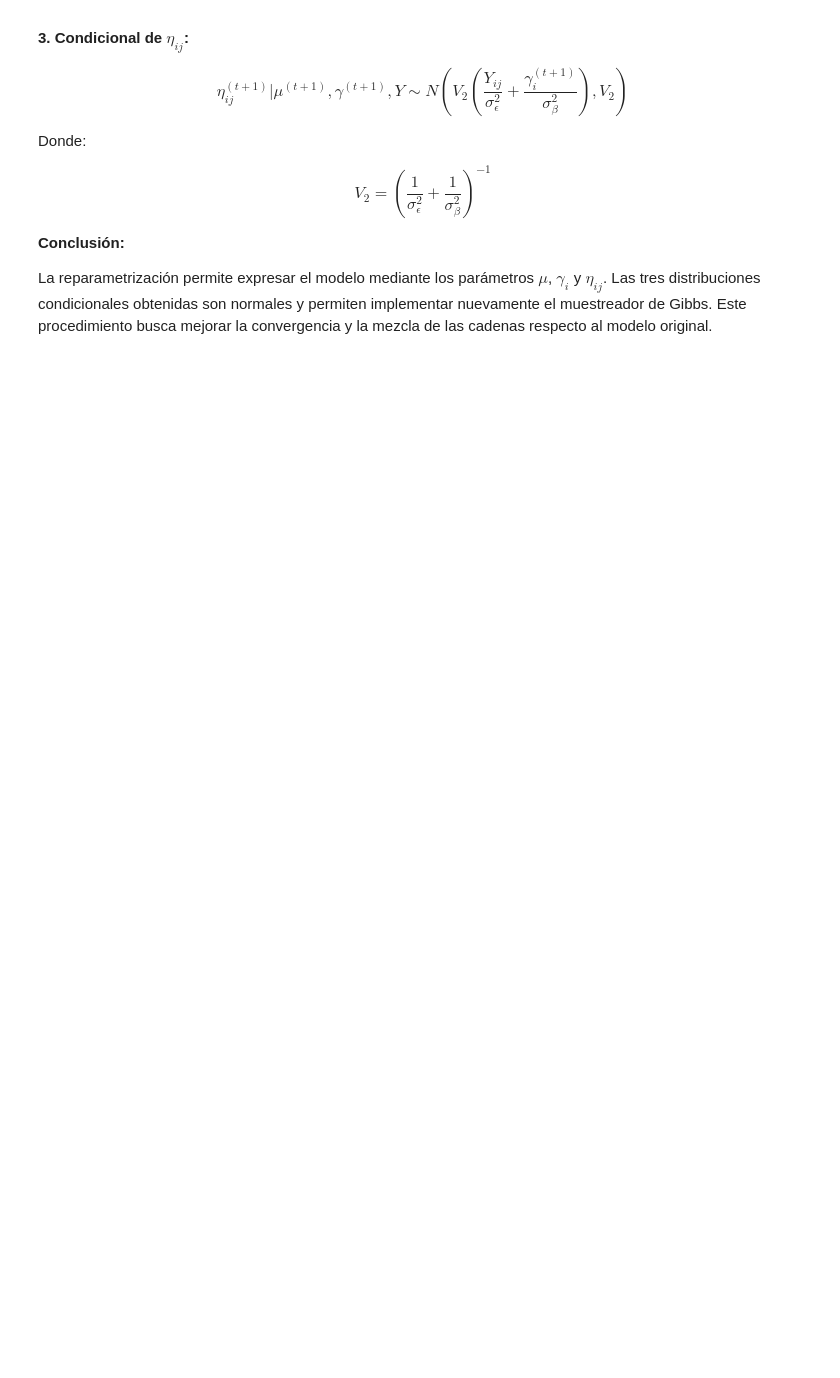
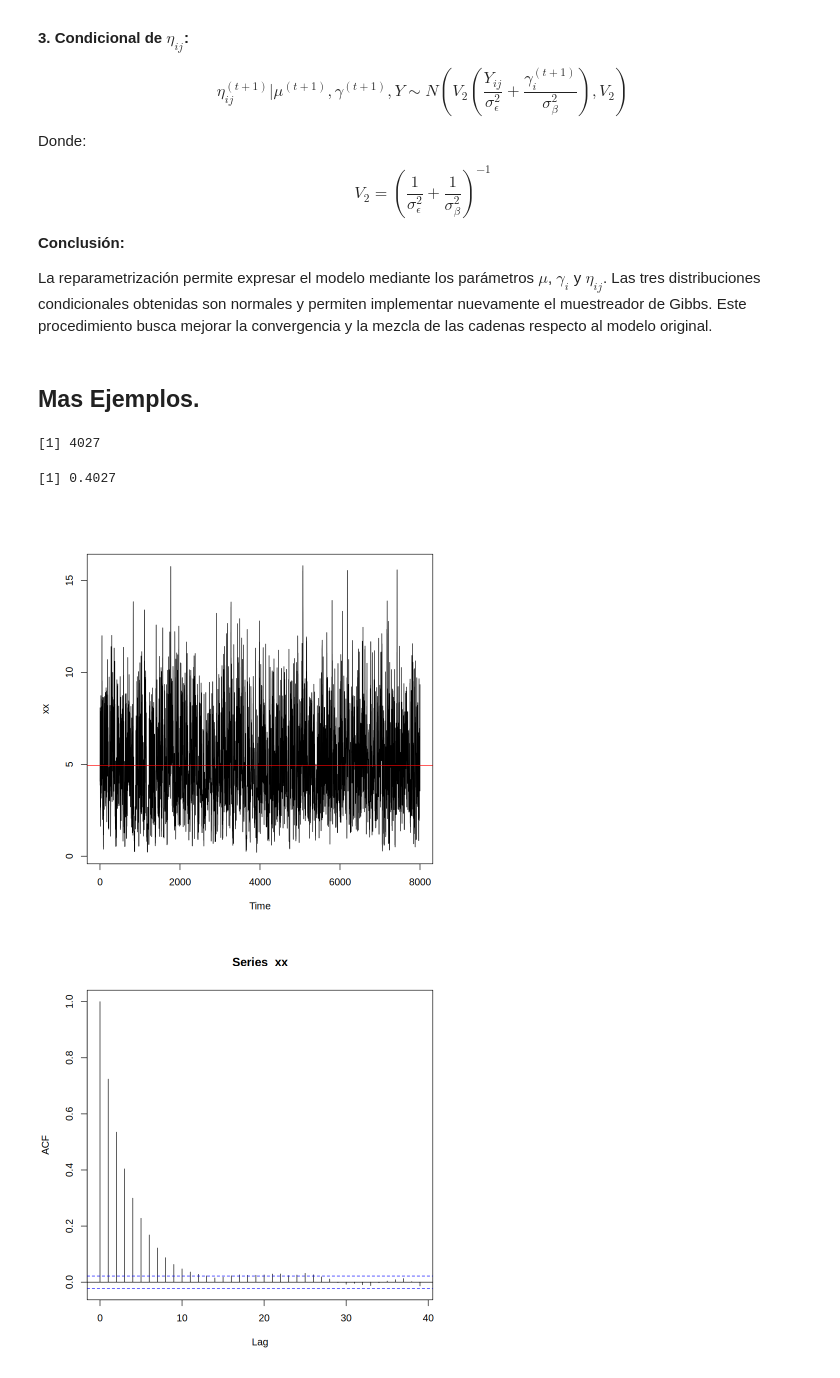
Before and after one commit to Nicolas-Bernal/Simulacion-Estadistica, a Jupyter notebook: MARKOV CHAIN MONTE CARLO/Metropolis Hasting/METROPOLIS–HASTINGS_ALGORITHM.ipynb, the cells around one changed output. Saved outputs shown, nothing was run; the diff lists cells and outputs as text; code cells hidden in the pictures; blank space fills up the shorter version.

```diff
--- a/MARKOV CHAIN MONTE CARLO/Metropolis Hasting/METROPOLIS–HASTINGS_ALGORITHM.ipynb
+++ b/MARKOV CHAIN MONTE CARLO/Metropolis Hasting/METROPOLIS–HASTINGS_ALGORITHM.ipynb
@@ -1036,3 +1036,51 @@ $$
 **Conclusión:**
 
 La reparametrización permite expresar el modelo mediante los parámetros $\mu$, $\gamma_i$ y $\eta_{ij}$. Las tres distribuciones condicionales obtenidas son normales y permiten implementar nuevamente el muestreador de Gibbs. Este procedimiento busca mejorar la convergencia y la mezcla de las cadenas respecto al modelo original.
+# %% [markdown]
+## Mas Ejemplos.
+# %%
+    f <- function(x, sigma) {
+        if (any(x < 0)) return (0)
+        stopifnot(sigma > 0)
+        return((x / sigma^2) * exp(-x^2 / (2*sigma^2)))
+    }
+
+    m <- 10000
+    sigma <- 4
+    x <- numeric(m)
+    x[1] <- rchisq(1, df=1)
+    k <- 0
+    u <- runif(m)
+
+    for (i in 2:m) {
+        xt <- x[i-1]
+        y <- rchisq(1, df = xt)
+        num <- f(y, sigma) * dchisq(xt, df = y)
+        den <- f(xt, sigma) * dchisq(y, df = xt)
+        if (u[i] <= num/den) x[i] <- y else {
+             x[i] <- xt
+             k <- k+1
+             }
+        }
+# %%
+print(k)/m
+
+xx=x[2001:m]  ### periodo de calentamiento( Burn-in)
+
+ts.plot(xx)
+abline(h=mean(xx),col="red")
+
+acf(xx)  ### autocorrelación y proceso ergódico
+
+plot(cumsum(xx)/(1:8000))
+abline(h=mean(xx),col="blue",lwd=3)
+
+
+   # index <- 5000:5500
+   # y1 <- x[index]
+   # plot(index, y1, type="l", main="", ylab="x")
+# %% [output]
+[1] 4027
+[1] 0.4027
+[figure, added]
+[figure, added]
```
Also changed, not shown: parts of 8 cells of this notebook.
